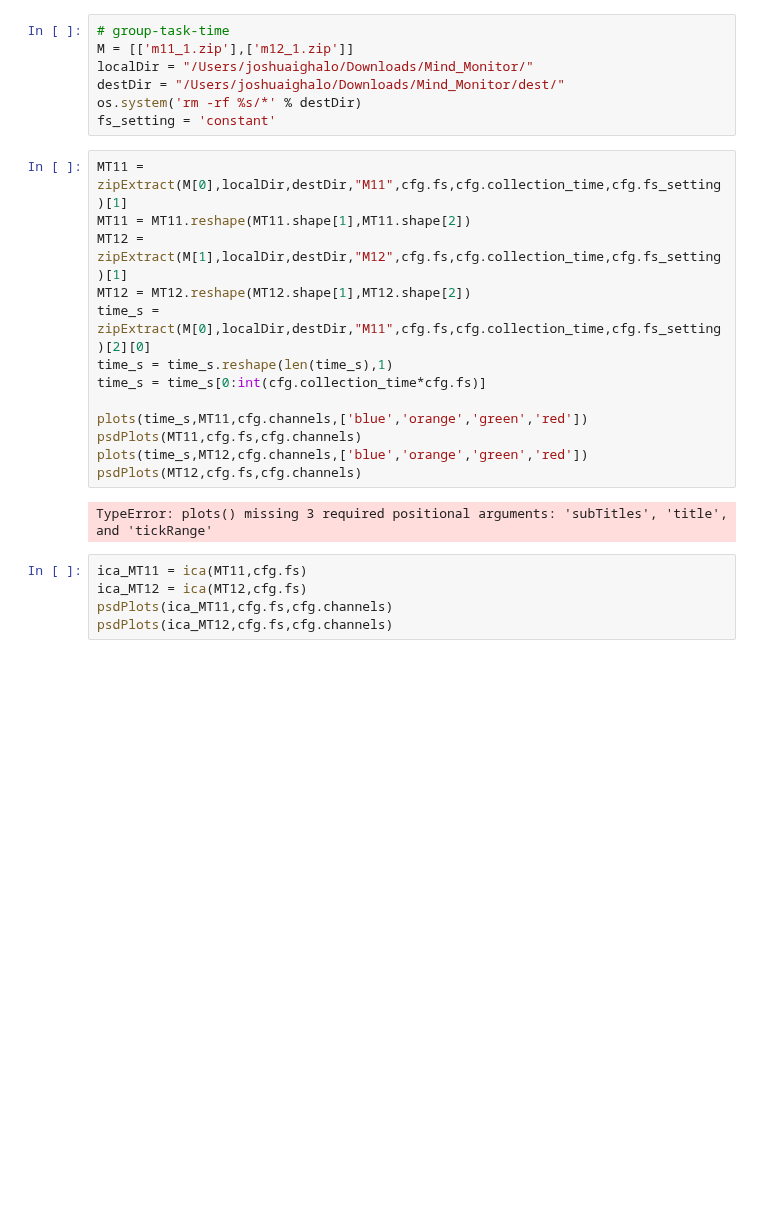
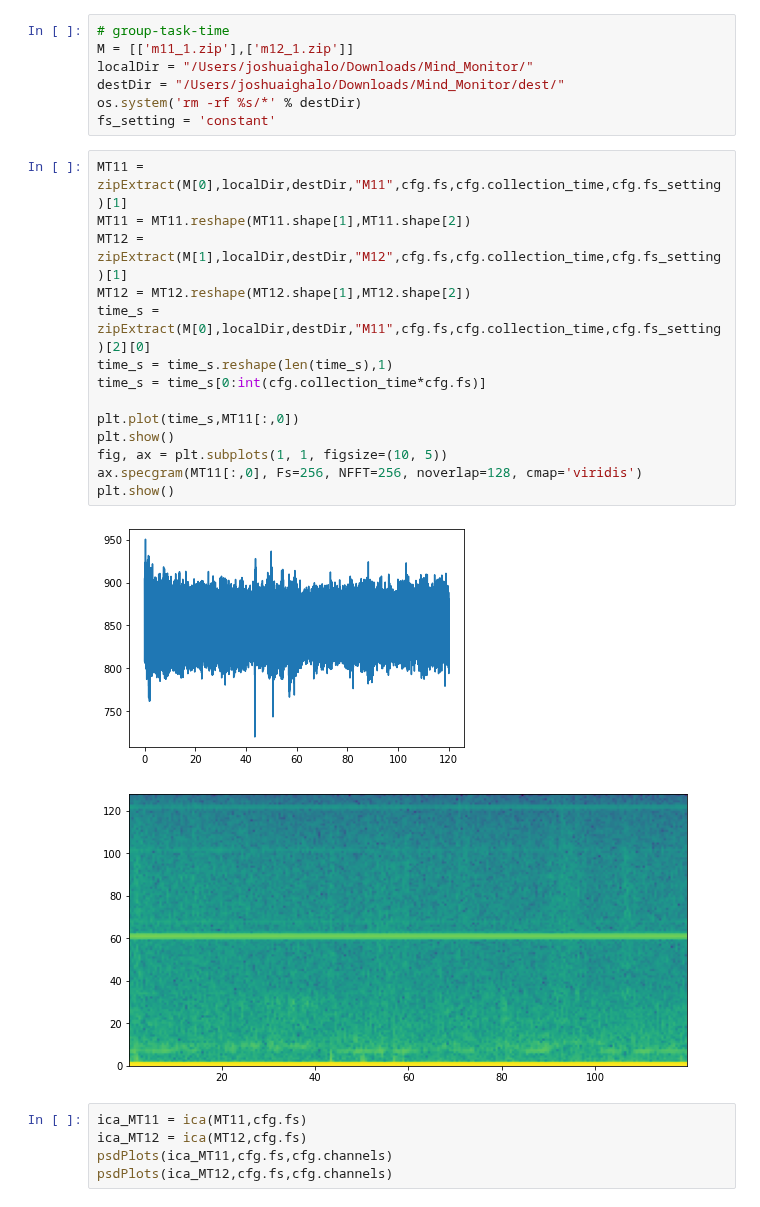
Before and after one commit to iggy96/eegMusicTherapy, a Jupyter notebook: singleRun_1.0.ipynb, the cells around one changed output. Cells and saved outputs as stored; diff of their text form; blank space fills up the shorter version.

```diff
--- a/singleRun_1.0.ipynb
+++ b/singleRun_1.0.ipynb
@@ -18,18 +18,20 @@ fs_setting = 'constant'
 # %%
 MT11 = zipExtract(M[0],localDir,destDir,"M11",cfg.fs,cfg.collection_time,cfg.fs_setting)[1]
 MT11 = MT11.reshape(MT11.shape[1],MT11.shape[2])
 MT12 = zipExtract(M[1],localDir,destDir,"M12",cfg.fs,cfg.collection_time,cfg.fs_setting)[1]
 MT12 = MT12.reshape(MT12.shape[1],MT12.shape[2])
 time_s = zipExtract(M[0],localDir,destDir,"M11",cfg.fs,cfg.collection_time,cfg.fs_setting)[2][0]
 time_s = time_s.reshape(len(time_s),1)
 time_s = time_s[0:int(cfg.collection_time*cfg.fs)]
 
-plots(time_s,MT11,cfg.channels,['blue','orange','green','red'])
-psdPlots(MT11,cfg.fs,cfg.channels)
-plots(time_s,MT12,cfg.channels,['blue','orange','green','red'])
-psdPlots(MT12,cfg.fs,cfg.channels)
+plt.plot(time_s,MT11[:,0])
+plt.show()
+fig, ax = plt.subplots(1, 1, figsize=(10, 5))
+ax.specgram(MT11[:,0], Fs=256, NFFT=256, noverlap=128, cmap='viridis')
+plt.show()
 # %% [output]
-TypeError: plots() missing 3 required positional arguments: 'subTitles', 'title', and 'tickRange'
+[figure, added]
+[figure, added]
 # %%
 ica_MT11 = ica(MT11,cfg.fs)
 ica_MT12 = ica(MT12,cfg.fs)
```
